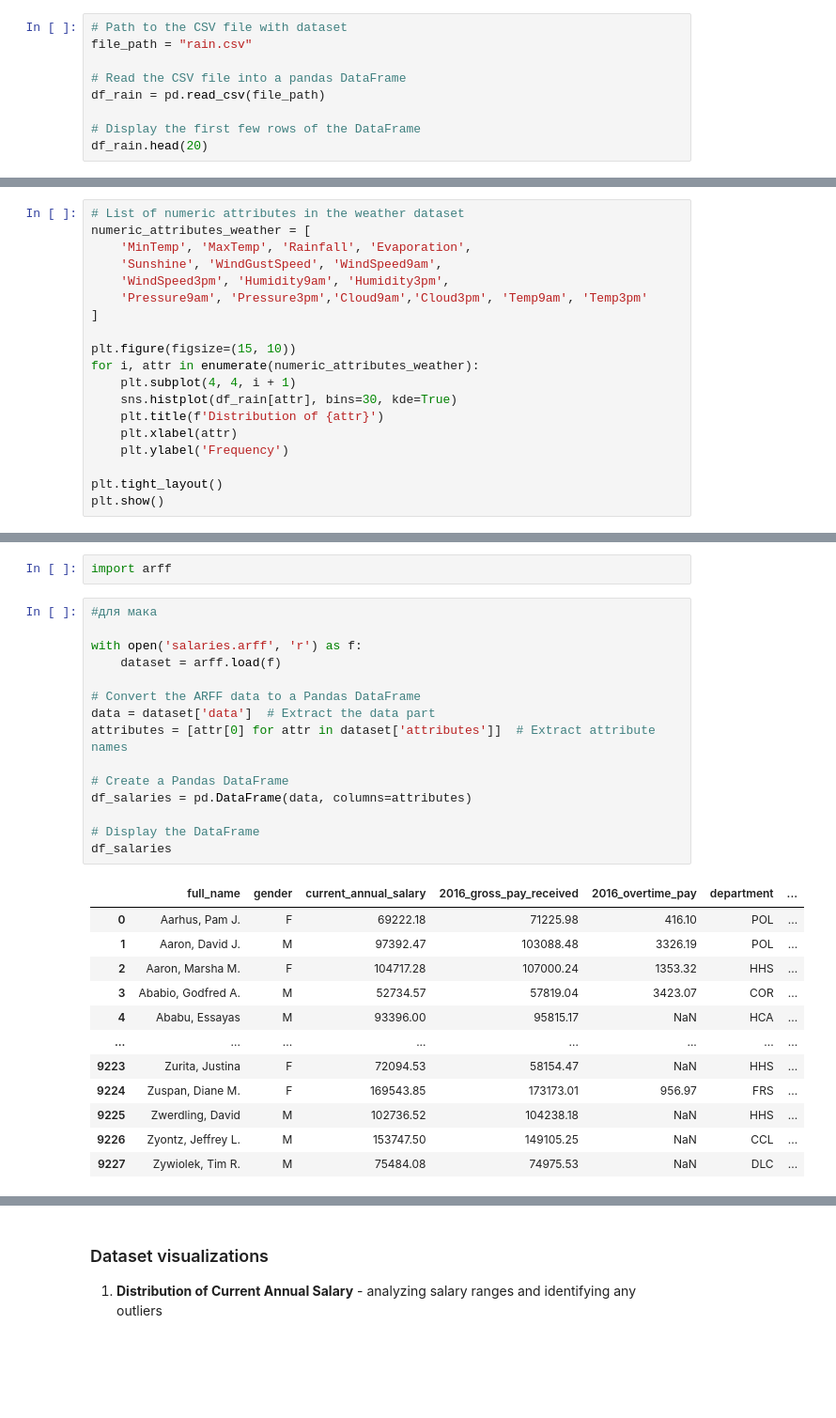
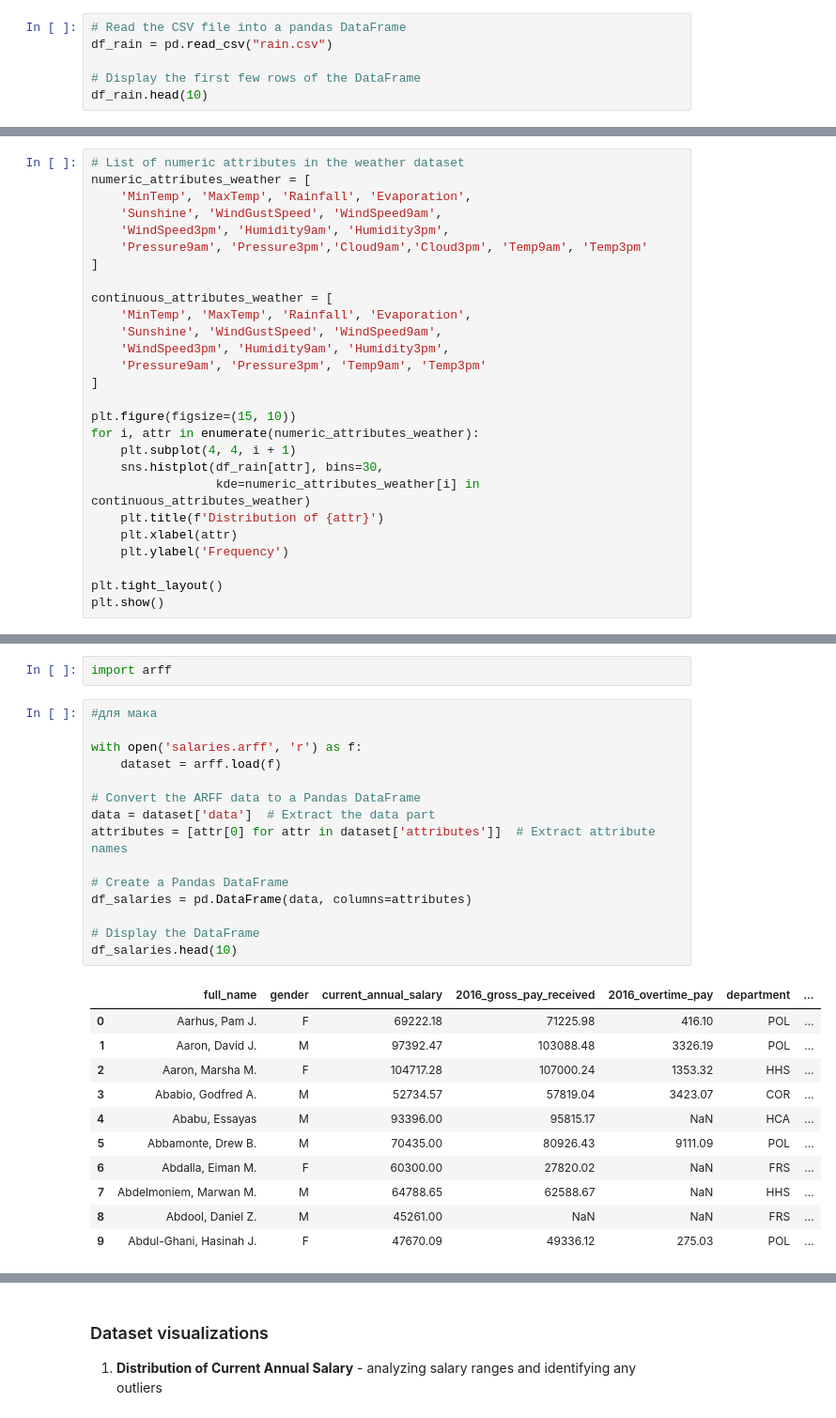
Before and after one commit to johnnymosby/TU-Wien-ML-Group-Project, a Jupyter notebook: Dataset description.ipynb, the cells around one changed output, grey strips where cells are left out. Shown at 94% size. Drawn from its saved outputs; the diff is of its cells as text; blank space fills up the shorter version.

```diff
--- a/Dataset description.ipynb
+++ b/Dataset description.ipynb
@@ -80,14 +61,11 @@ The first dataset comprises daily weather observations collected over approximat
 ### Importance of Dataset
 Understanding the distribution of values in attributes helps in preprocessing steps, such as handling missing values and feature selection, to build accurate predictive models.
 # %%
-# Path to the CSV file with dataset
-file_path = "rain.csv"
-
 # Read the CSV file into a pandas DataFrame
-df_rain = pd.read_csv(file_path)
+df_rain = pd.read_csv("rain.csv")
 
 # Display the first few rows of the DataFrame
-df_rain.head(20)
+df_rain.head(10)
 # %% [output]
 |  | Date | Location | MinTemp | MaxTemp | Rainfall | Evaporation | Sunshine | WindGustDir | WindGustSpeed | ... |
 | 0 | 2008-12-01 | Albury | 13.4 | 22.9 | 0.6 | NaN | NaN | W | 44.0 | ... |
@@ -133,10 +105,18 @@ numeric_attributes_weather = [
     'Pressure9am', 'Pressure3pm','Cloud9am','Cloud3pm', 'Temp9am', 'Temp3pm'
 ]
 
+continuous_attributes_weather = [
+    'MinTemp', 'MaxTemp', 'Rainfall', 'Evaporation',
+    'Sunshine', 'WindGustSpeed', 'WindSpeed9am',
+    'WindSpeed3pm', 'Humidity9am', 'Humidity3pm',
+    'Pressure9am', 'Pressure3pm', 'Temp9am', 'Temp3pm'
+]
+
 plt.figure(figsize=(15, 10))
 for i, attr in enumerate(numeric_attributes_weather):
     plt.subplot(4, 4, i + 1)
-    sns.histplot(df_rain[attr], bins=30, kde=True)
+    sns.histplot(df_rain[attr], bins=30,
+                 kde=numeric_attributes_weather[i] in continuous_attributes_weather)
     plt.title(f'Distribution of {attr}')
     plt.xlabel(attr)
     plt.ylabel('Frequency')
@@ -204,28 +184,27 @@ import arff
 # %%
 #для мака
 
 with open('salaries.arff', 'r') as f:
     dataset = arff.load(f)
 
 # Convert the ARFF data to a Pandas DataFrame
 data = dataset['data']  # Extract the data part
 attributes = [attr[0] for attr in dataset['attributes']]  # Extract attribute names
 
 # Create a Pandas DataFrame
 df_salaries = pd.DataFrame(data, columns=attributes)
 
 # Display the DataFrame
-df_salaries
+df_salaries.head(10)
 # %% [output]
 |  | full_name | gender | current_annual_salary | 2016_gross_pay_received | 2016_overtime_pay | department | ... |
 | 0 | Aarhus, Pam J. | F | 69222.18 | 71225.98 | 416.10 | POL | ... |
 | 1 | Aaron, David J. | M | 97392.47 | 103088.48 | 3326.19 | POL | ... |
 | 2 | Aaron, Marsha M. | F | 104717.28 | 107000.24 | 1353.32 | HHS | ... |
 | 3 | Ababio, Godfred A. | M | 52734.57 | 57819.04 | 3423.07 | COR | ... |
 | 4 | Ababu, Essayas | M | 93396.00 | 95815.17 | NaN | HCA | ... |
-| ... | ... | ... | ... | ... | ... | ... | ... |
-| 9223 | Zurita, Justina | F | 72094.53 | 58154.47 | NaN | HHS | ... |
-| 9224 | Zuspan, Diane M. | F | 169543.85 | 173173.01 | 956.97 | FRS | ... |
-| 9225 | Zwerdling, David | M | 102736.52 | 104238.18 | NaN | HHS | ... |
-| 9226 | Zyontz, Jeffrey L. | M | 153747.50 | 149105.25 | NaN | CCL | ... |
-| 9227 | Zywiolek, Tim R. | M | 75484.08 | 74975.53 | NaN | DLC | ... |
+| 5 | Abbamonte, Drew B. | M | 70435.00 | 80926.43 | 9111.09 | POL | ... |
+| 6 | Abdalla, Eiman M. | F | 60300.00 | 27820.02 | NaN | FRS | ... |
+| 7 | Abdelmoniem, Marwan M. | M | 64788.65 | 62588.67 | NaN | HHS | ... |
+| 8 | Abdool, Daniel Z. | M | 45261.00 | NaN | NaN | FRS | ... |
+| 9 | Abdul-Ghani, Hasinah J. | F | 47670.09 | 49336.12 | 275.03 | POL | ... |
```
Also changed, not shown: parts of 8 cells of this notebook, 2 other files.
